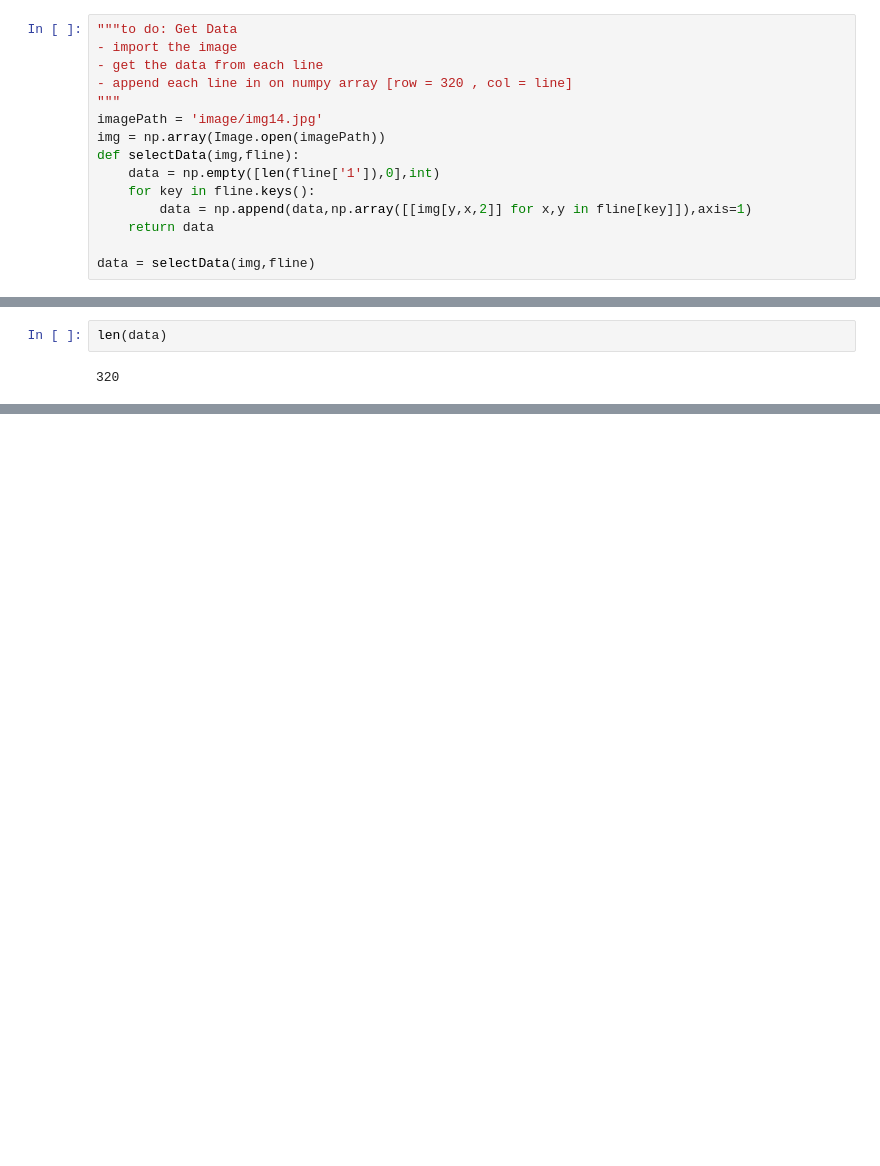
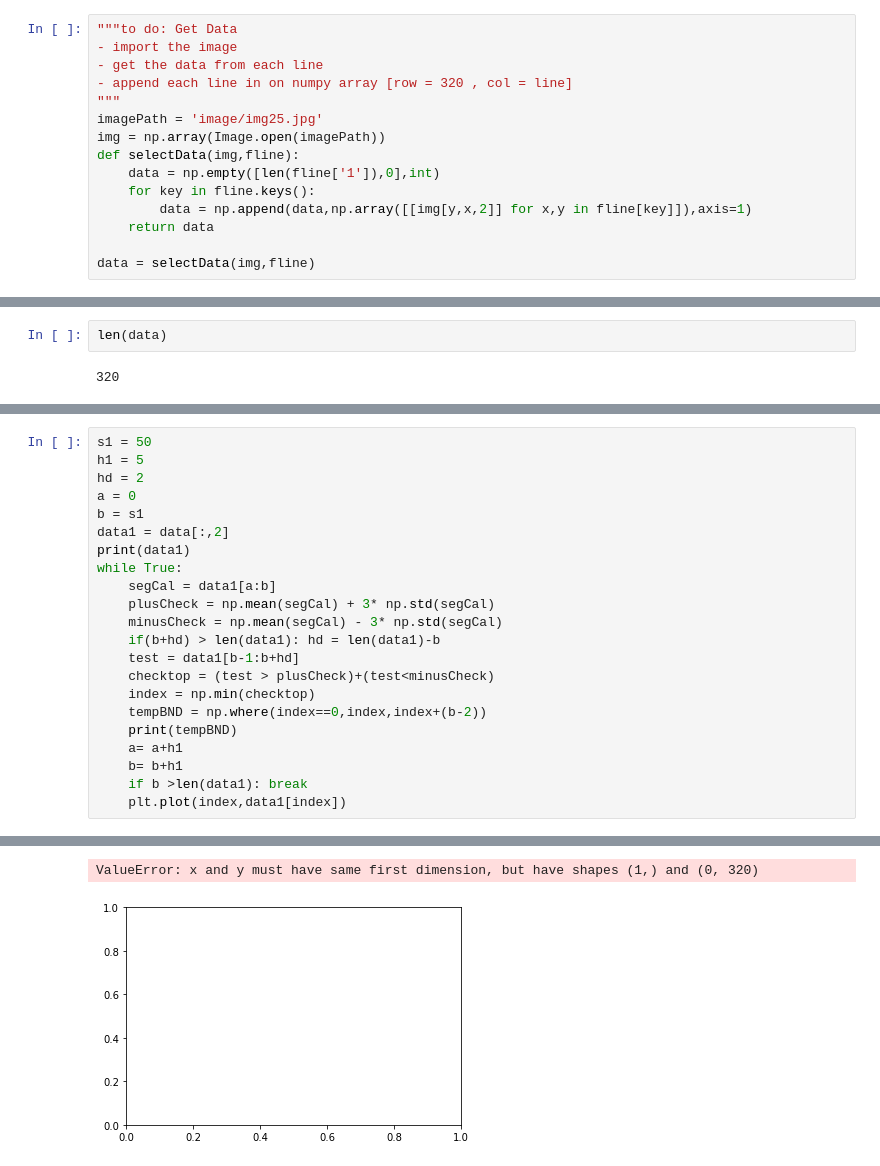
Before and after one commit to ChheangL/carCode, a Jupyter notebook: Test2.ipynb, the cells around one changed output, grey strips where cells are left out. Cells and saved outputs as stored; diff of their text form; blank space fills up the shorter version.

```diff
--- a/Test2.ipynb
+++ b/Test2.ipynb
@@ -56,7 +56,7 @@ fline = lineC(width,height,angle)
 - get the data from each line
 - append each line in on numpy array [row = 320 , col = line]
 """
-imagePath = 'image/img14.jpg'
+imagePath = 'image/img25.jpg'
 img = np.array(Image.open(imagePath))
 def selectData(img,fline):
     data = np.empty([len(fline['1']),0],int)
@@ -135,0 +153,23 @@ for num in range(0,data.shape[1]):
+# %%
+s1 = 50
+h1 = 5
+hd = 2
+a = 0
+b = s1
+data1 = data[:,2]
+print(data1)
+while True:
+    segCal = data1[a:b]
+    plusCheck = np.mean(segCal) + 3* np.std(segCal)
+    minusCheck = np.mean(segCal) - 3* np.std(segCal)
+    if(b+hd) > len(data1): hd = len(data1)-b
+    test = data1[b-1:b+hd]
+    checktop = (test > plusCheck)+(test<minusCheck)
+    index = np.min(checktop)
+    tempBND = np.where(index==0,index,index+(b-2))
+    print(tempBND)
+    a= a+h1
+    b= b+h1
+    if b >len(data1): break
+    plt.plot(index,data1[index])
+# %% [output]
@@ -136,3 +195,5 @@ for num in range(0,data.shape[1]):
+ValueError: x and y must have same first dimension, but have shapes (1,) and (0, 320)
+[figure, added]
 # %%
 """to do: ploting
 - plot image
```
Also changed, not shown: parts of 8 cells of this notebook, 4 other files.
